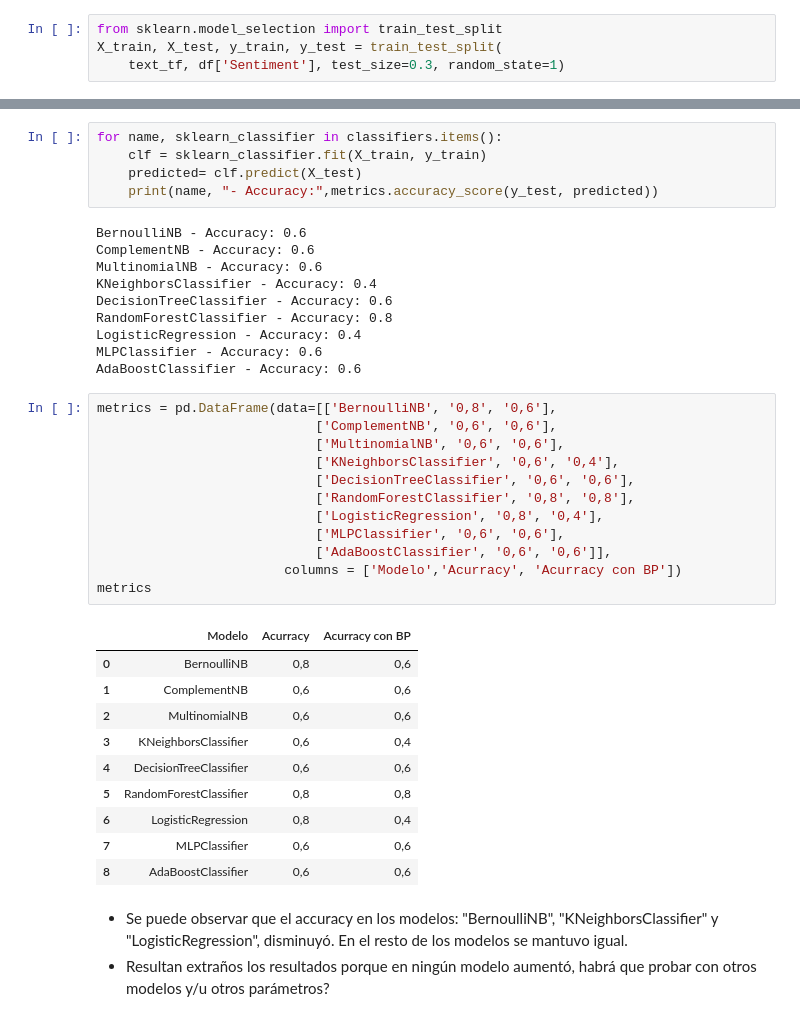
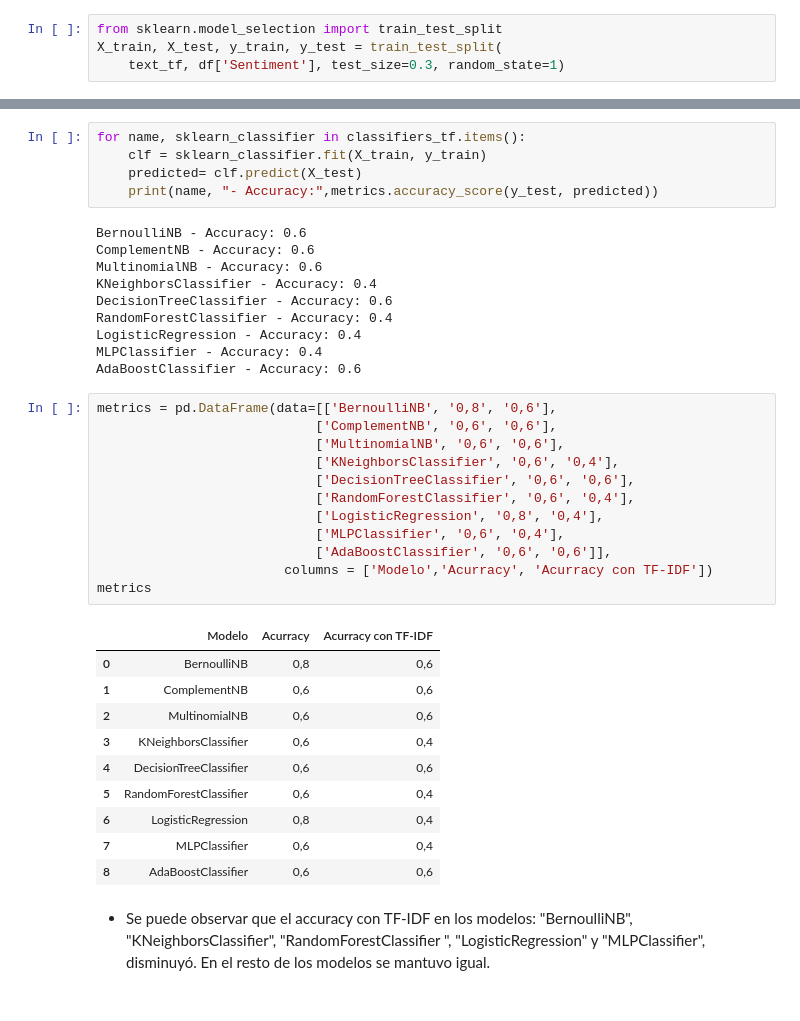
Before and after one commit to AnaInesOrtega/Text_mining, a Jupyter notebook: Text_mining.ipynb, the cells around one changed output, grey strips where cells are left out. Cells and saved outputs as stored; diff of their text form.

```diff
--- a/Text_mining.ipynb
+++ b/Text_mining.ipynb
@@ -713,5 +726,5 @@ X_train, X_test, y_train, y_test = train_test_split(
 # %%
-for name, sklearn_classifier in classifiers.items():
+for name, sklearn_classifier in classifiers_tf.items():
     clf = sklearn_classifier.fit(X_train, y_train)
     predicted= clf.predict(X_test)
     print(name, "- Accuracy:",metrics.accuracy_score(y_test, predicted))
@@ -721,33 +734,32 @@ ComplementNB - Accuracy: 0.6
 MultinomialNB - Accuracy: 0.6
 KNeighborsClassifier - Accuracy: 0.4
 DecisionTreeClassifier - Accuracy: 0.6
-RandomForestClassifier - Accuracy: 0.8
+RandomForestClassifier - Accuracy: 0.4
 LogisticRegression - Accuracy: 0.4
-MLPClassifier - Accuracy: 0.6
+MLPClassifier - Accuracy: 0.4
 AdaBoostClassifier - Accuracy: 0.6
-# %%
-metrics = pd.DataFrame(data=[['BernoulliNB', '0,8', '0,6'],
-                            ['ComplementNB', '0,6', '0,6'],
-                            ['MultinomialNB', '0,6', '0,6'],
-                            ['KNeighborsClassifier', '0,6', '0,4'],
-                            ['DecisionTreeClassifier', '0,6', '0,6'],
-                            ['RandomForestClassifier', '0,8', '0,8'],
-                            ['LogisticRegression', '0,8', '0,4'],
-                            ['MLPClassifier', '0,6', '0,6'],
-                            ['AdaBoostClassifier', '0,6', '0,6']],
-                        columns = ['Modelo','Acurracy', 'Acurracy con BP'])
-metrics
-# %% [output]
-|  | Modelo | Acurracy | Acurracy con BP |
-| 0 | BernoulliNB | 0,8 | 0,6 |
-| 1 | ComplementNB | 0,6 | 0,6 |
-| 2 | MultinomialNB | 0,6 | 0,6 |
-| 3 | KNeighborsClassifier | 0,6 | 0,4 |
-| 4 | DecisionTreeClassifier | 0,6 | 0,6 |
-| 5 | RandomForestClassifier | 0,8 | 0,8 |
-| 6 | LogisticRegression | 0,8 | 0,4 |
-| 7 | MLPClassifier | 0,6 | 0,6 |
-| 8 | AdaBoostClassifier | 0,6 | 0,6 |
+# %%
+metrics = pd.DataFrame(data=[['BernoulliNB', '0,8', '0,6'],
+                            ['ComplementNB', '0,6', '0,6'],
+                            ['MultinomialNB', '0,6', '0,6'],
+                            ['KNeighborsClassifier', '0,6', '0,4'],
+                            ['DecisionTreeClassifier', '0,6', '0,6'],
+                            ['RandomForestClassifier', '0,6', '0,4'],
+                            ['LogisticRegression', '0,8', '0,4'],
+                            ['MLPClassifier', '0,6', '0,4'],
+                            ['AdaBoostClassifier', '0,6', '0,6']],
+                        columns = ['Modelo','Acurracy', 'Acurracy con TF-IDF'])
+metrics
+# %% [output]
+|  | Modelo | Acurracy | Acurracy con TF-IDF |
+| 0 | BernoulliNB | 0,8 | 0,6 |
+| 1 | ComplementNB | 0,6 | 0,6 |
+| 2 | MultinomialNB | 0,6 | 0,6 |
+| 3 | KNeighborsClassifier | 0,6 | 0,4 |
+| 4 | DecisionTreeClassifier | 0,6 | 0,6 |
+| 5 | RandomForestClassifier | 0,6 | 0,4 |
+| 6 | LogisticRegression | 0,8 | 0,4 |
+| 7 | MLPClassifier | 0,6 | 0,4 |
+| 8 | AdaBoostClassifier | 0,6 | 0,6 |
 # %% [markdown]
-- Se puede observar que el accuracy en los modelos: "BernoulliNB", "KNeighborsClassifier" y "LogisticRegression", disminuyó. En el resto de los modelos se mantuvo igual.
-- Resultan extraños los resultados porque en ningún modelo aumentó, habrá que probar con otros modelos y/u otros parámetros?
+- Se puede observar que el accuracy con TF-IDF en los modelos: "BernoulliNB", "KNeighborsClassifier", "RandomForestClassifier	", "LogisticRegression" y "MLPClassifier", disminuyó. En el resto de los modelos se mantuvo igual.
```
Also changed, not shown: parts of 9 cells of this notebook, 1 other file.
